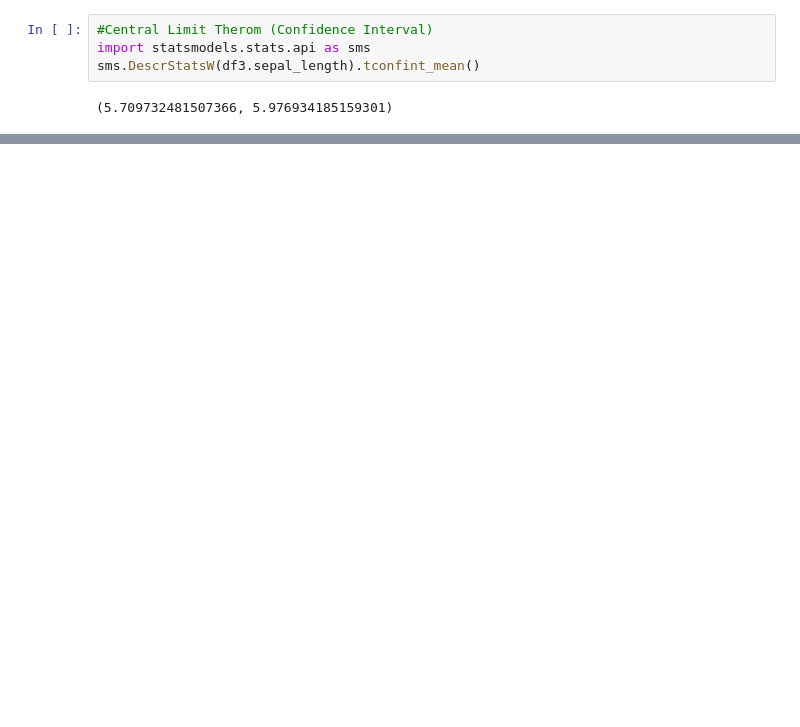
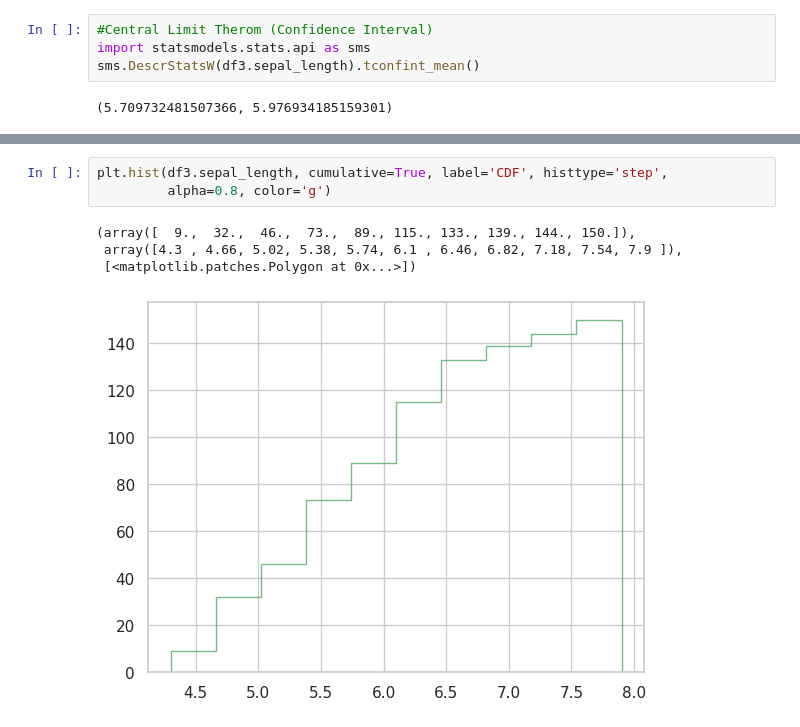
Before and after one commit to rapp2043/Statistics-For-Data-Science, a Jupyter notebook: statistics_for_DS.ipynb, the cells around one changed output, grey strips where cells are left out. Cells and saved outputs as stored; diff of their text form; blank space fills up the shorter version.

```diff
--- a/statistics_for_DS.ipynb
+++ b/statistics_for_DS.ipynb
@@ -243,0 +252,8 @@ sms.DescrStatsW(df3.sepal_length).tconfint_mean()
+# %%
+plt.hist(df3.sepal_length, cumulative=True, label='CDF', histtype='step',
+         alpha=0.8, color='g')
+# %% [output]
+(array([  9.,  32.,  46.,  73.,  89., 115., 133., 139., 144., 150.]),
+ array([4.3 , 4.66, 5.02, 5.38, 5.74, 6.1 , 6.46, 6.82, 7.18, 7.54, 7.9 ]),
+ [<matplotlib.patches.Polygon at 0x...>])
+[figure, added]
```
Also changed, not shown: parts of 6 cells of this notebook.
